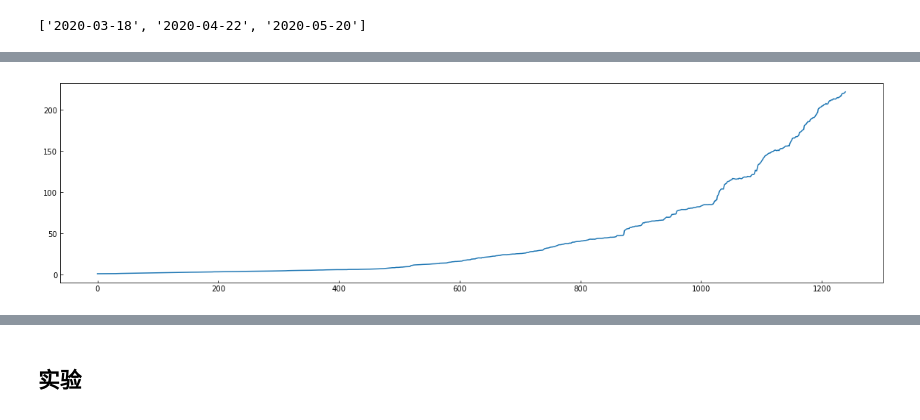
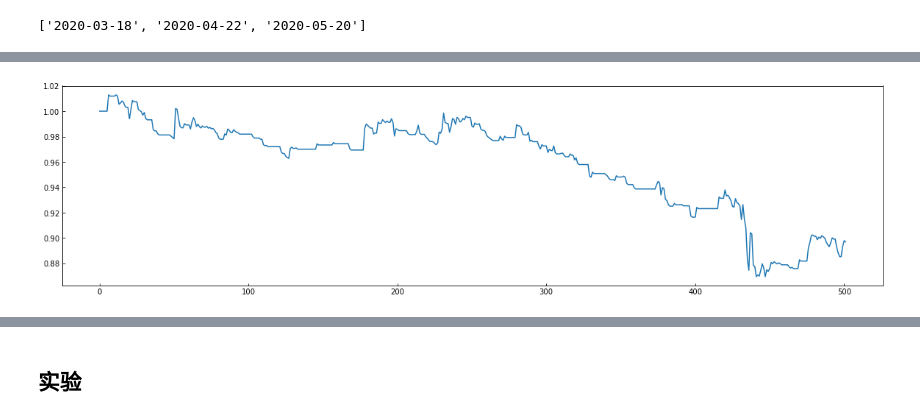
Before and after one commit to wx2480/digit, a Jupyter notebook: XGBmodel.ipynb, the cells around one changed output, grey strips where cells are left out. Drawn from its saved outputs; the diff is of its cells as text; code cells hidden in the pictures.

```diff
--- a/XGBmodel.ipynb
+++ b/XGBmodel.ipynb
@@ -232,10 +232,16 @@ start = ' 17:00:00'
 
 
 long_windows = 60
+medium_windows = 35
 short_windows = 10
+factors_num = 40
+ret_time = 1
+
 timepoint = get_strike_day(c0)
 for i in range(3):
-    if (i == 0) | (i == 1):
+    asdf = i
+    if (i == 2) | (i == 1):
+#         pass
         continue
     if i == 2:
         _y = y.loc[timepoint[i]+start:].fillna(method = 'ffill')
@@ -247,12 +253,12 @@ for i in range(3):
         _p0 = p0.loc[timepoint[i]+start: timepoint[i+1]+end].fillna(method = 'ffill')
 
     position = []
-    ret = -np.log(_c0.close).diff(-10)
+    ret = -np.log(_c0.close).diff(-ret_time)
 
     fac0 = np.log(_y.close).diff(long_windows)
     fac1 = np.log(_y.close).diff(short_windows)
-    fac2 = np.log(_y.close).diff().rolling(long_windows).std()
-    fac3 = np.log(_y.close).diff().rolling(short_windows).std()
+    fac2 = np.log(_y.close).diff(long_windows).rolling(long_windows).std()
+    fac3 = np.log(_y.close).diff(short_windows).rolling(short_windows).std()
     fac4 = ((_y.high - _y.low) / (_y.close + _y.open)).rolling(long_windows).mean()
     fac5 = ((_y.high - _y.low) / (_y.close + _y.open)).rolling(short_windows).mean()
     fac6 = _y.vol.rolling(long_windows).sum()
@@ -280,41 +286,77 @@ for i in range(3):
     fac25 = (_c0.close.diff()) / (_y.close.diff()).rolling(long_windows).mean()
     fac26 = (_p0.close.diff()) / (_y.close.diff()).rolling(long_windows).mean()
 
-    columns = ['fac{}'.format(i) for i in range(27)]
+    fac27 = np.log(_y.close).diff(medium_windows)
+    fac28 = np.log(_y.close).diff(medium_windows).rolling(medium_windows).std()
+    fac29 = ((_y.high - _y.low) / (_y.close + _y.open)).rolling(medium_windows).mean()
+    fac30 = np.log(_c0.close).diff(medium_windows)
+    fac31 = np.log(_p0.close).diff(medium_windows)
+    fac32 = (_c0.close.diff()) / (_y.close.diff()).rolling(short_windows).mean()
+    fac33 = (_p0.close.diff()) / (_y.close.diff()).rolling(short_windows).mean()
+    fac34 = (_c0.close.diff().diff()) / (_y.close.diff().diff()).rolling(short_windows).mean()
+    fac35 = (_p0.close.diff().diff()) / (_y.close.diff().diff()).rolling(short_windows).mean()
+    fac36 = (_c0.close.diff().diff()) / (_y.close.diff().diff()).diff()
+    fac37 = (_p0.close.diff().diff()) / (_y.close.diff().diff()).diff()
+    fac38 = (_c0.close.diff()/_y.close.rolling(medium_windows).std().diff())
+    fac39 = (_p0.close.diff()/_y.close.rolling(medium_windows).std().diff())
+
+    columns = ['fac{}'.format(i) for i in range(factors_num)]
+    '''
     factors = pd.concat(
-        [fac0,fac1,fac2,fac3,fac4,fac5,fac6,fac7,fac8,fac9,fac10,fac11,fac12,fac13,fac14,fac15,fac16,fac17,fac18,fac19,fac20,fac21,fac22,fac23,fac24,fac25,fac26],
+        [
+            fac0,fac1,fac2,fac3,fac4,fac5,fac6,fac7,fac8,fac9,
+            fac10,fac11,fac12,fac13,fac14,fac15,fac16,fac17,fac18,
+            fac19,fac20,fac21,fac22,fac23,fac24,fac25,fac26
+        ],
         axis = 1,
     )
+    '''
+    factors = []
+    for _i in range(factors_num):
+        factors.append(locals()['fac{}'.format(str(_i))])
+    factors = pd.concat(factors,axis = 1)
     factors.columns = columns
 
-    factors = factors.shift(30)
+#     factors = factors.shift(30)
 
-    Y = f(ret)
-    X = factors.fillna(0).values
-    for _i in range(1440, _y.shape[0]-120):
-        X_train, Y_train =  X[_i-1440:_i,:], Y[_i-1440:_i]
-        X_test, Y_test = X[_i:_i+1,:], Y[_i:_i+1]
+    function_set = ['add', 'sub', 'mul', 'div', 'sqrt', 'log', 'abs', 'neg', 'inv', 'max', 'min']
+    gp = SymbolicTransformer(generations=20, population_size=2000,
+                         hall_of_fame=100, n_components=10,
+                         function_set=function_set,
+                         parsimony_coefficient=0.0005,
+                         max_samples=0.9, verbose=1,
+                         random_state=0, n_jobs=3)
+    gp.fit(boston.data[:300, :], boston.target[:300])
+
+    Y = f(np.nan_to_num(ret))
+    X = np.nan_to_num(factors.values)
+
+    for _i in range(1450, _y.shape[0]-120):
+        X_train, Y_train =  X[_i-1440:_i-ret_time,:], Y[_i-1440:_i-ret_time]
+        X_test, Y_test = X[_i+1:_i+2,:], Y[_i+1:_i+2]
         model = XGBClassifier(n_jobs = 7)
         r = model.fit(X_train, Y_train)
         prey = r.predict(X_test)
 #         print(Y_test.iloc[0], ' ', prey[0])
         position.append(prey[0])
-        print(_i-1440, ' / ', _y.shape[0]-1560, ' ',Y_test[0], ' ', prey[0])
+        print(_i-1450, '/', _y.shape[0]-1440, ' ', r.score(X_train,Y_train),' ',Y_test[0], ' ', prey[0])
+        if _i >=1950:
+            break
 
     pos = np.array(position)
-    a = ret[1440:]
-    net = [[0.1] * 10]
-    for ii in range(0, len(pos)//10):
+    a = ret[1451:]
+    net = [[1/ret_time] * ret_time]
+    for i in range(0, len(pos)//ret_time):
         n = []
-        for j in range(10):
-            _ = net[-1][j] * (1+pos[10*ii+j] * a[10*ii+j])
-            if (ii!=0) & (pos[10*ii+j] != pos[10*ii+j-10]):
-                _ = _ * 0.998
+        for j in range(ret_time):
+            _ = net[-1][j] + pos[ret_time*i+j] * a[ret_time*i+j] / ret_time
+            if (i!=0) & (pos[ret_time*i+j] != pos[ret_time*i+j-ret_time]):
+                _ = _ - 0.001/ret_time
             n.append(_)
         net.append(n)
 
-    print(i)
-    fig,ax = plt.subplots()
+    fig, ax = plt.subplots()
     ax.plot(np.array(net).sum(axis = 1))
+    fig.savefig('{}.png'.format(asdf))
     plt.show(fig)
 # %% [output]
@@ -338 +380 @@ for i in range(3):
-[figure, old version]
+[figure, new version]
```
Also changed, not shown: parts of 25 cells of this notebook.
